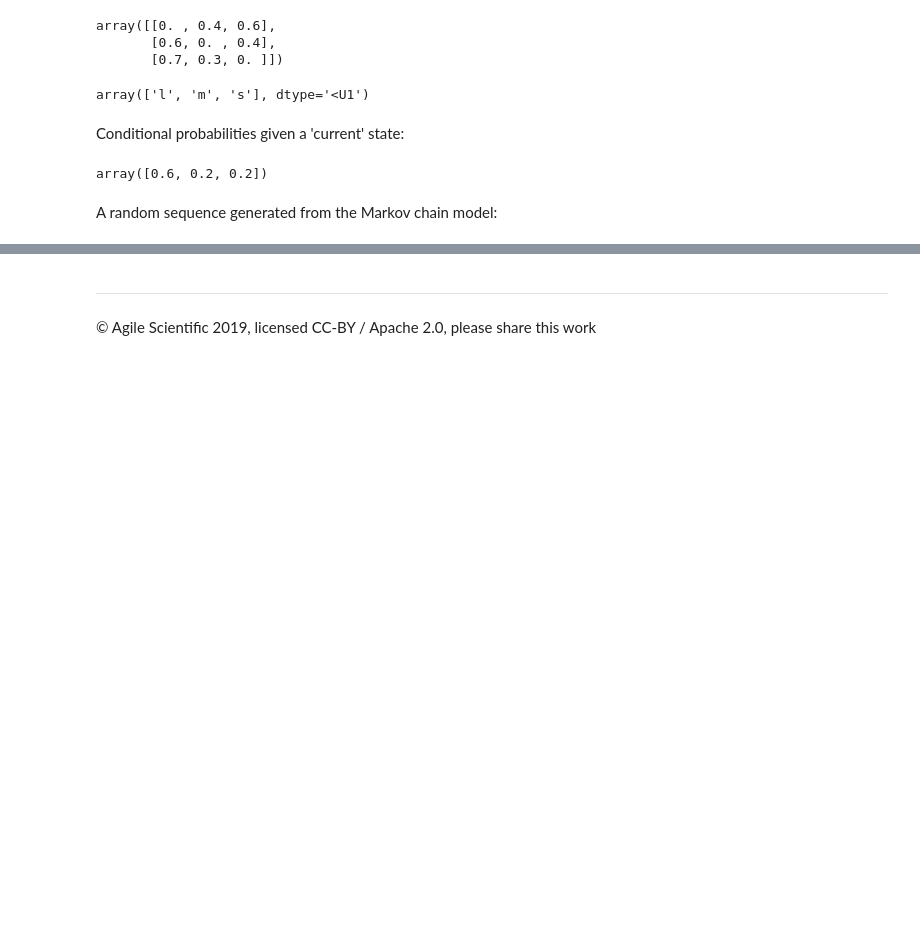
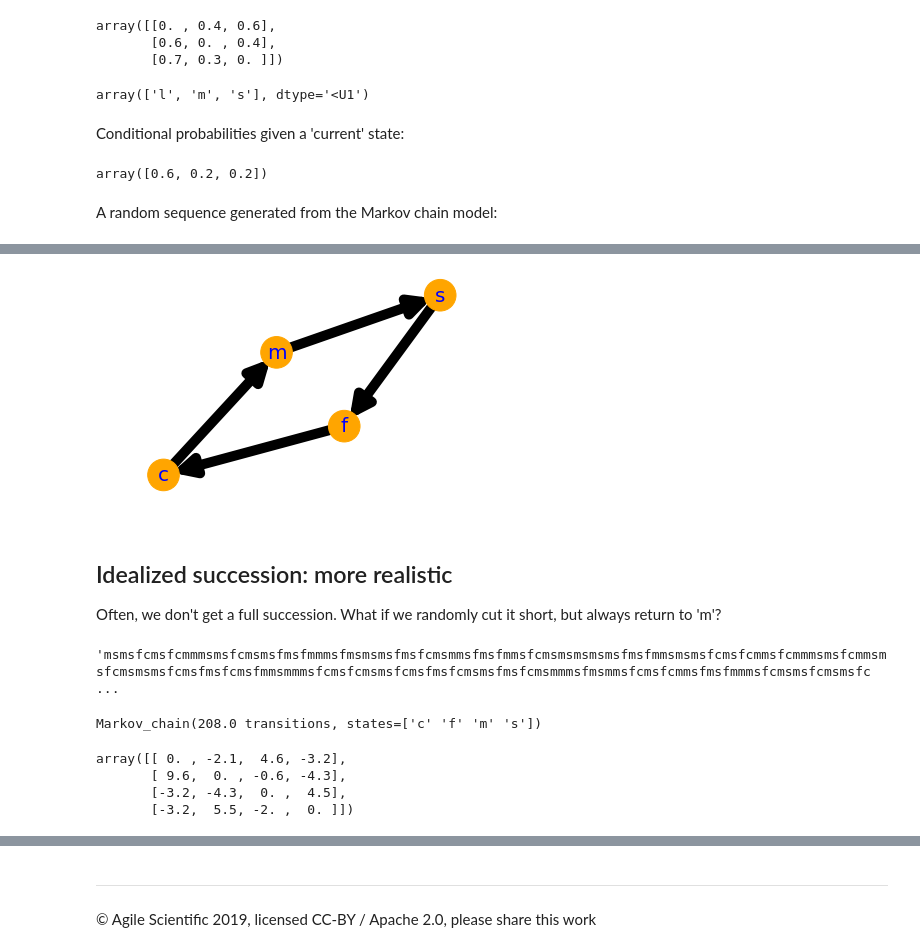
Before and after one commit to agilescientific/striplog, a Jupyter notebook: tutorial/Markov_chains.ipynb, the cells around one changed output, grey strips where cells are left out. Drawn from its saved outputs; the diff is of its cells as text; code cells hidden in the pictures; blank space fills up the shorter version.

Commit message:
updated with idealized strat

```diff
--- a/tutorial/Markov_chains.ipynb
+++ b/tutorial/Markov_chains.ipynb
@@ -669,0 +709,31 @@ m.generate_states(12)
+# %%
+m.plot_graph()
+# %% [output]
+[figure, added]
+# %% [markdown]
+## Idealized succession: more realistic
+
+Often, we don't get a full succession. What if we randomly cut it short, but always return to 'm'?
+# %%
+succession = 'msfc'
+
+data = ''
+for _ in range(100):
+    stop = np.random.randint(len(succession))
+    data += succession[:stop+1]
+
+data
+# %% [output]
+'msmsfcmsfcmmmsmsfcmsmsfmsfmmmsfmsmsmsfmsfcmsmmsfmsfmmsfcmsmsmsmsmsfmsfmmsmsmsfcmsfcmmsfcmmmsmsfcmmsmsfcmsmsmsfcmsfmsfcmsfmmsmmmsfcmsfcmsmsfcmsfmsfcmsmsfmsfcmsmmmsfmsmmsfcmsfcmmsfmsfmmmsfcmsmsfcmsmsfc ...
+# %%
+m = Markov_chain.from_sequence(data, include_self=False)
+m
+# %% [output]
+Markov_chain(208.0 transitions, states=['c' 'f' 'm' 's'])
+# %%
+m.normalized_difference
+# %% [output]
+array([[ 0. , -2.1,  4.6, -3.2],
+       [ 9.6,  0. , -0.6, -4.3],
+       [-3.2, -4.3,  0. ,  4.5],
+       [-3.2,  5.5, -2. ,  0. ]])
```
Also changed, not shown: parts of 38 cells of this notebook.
